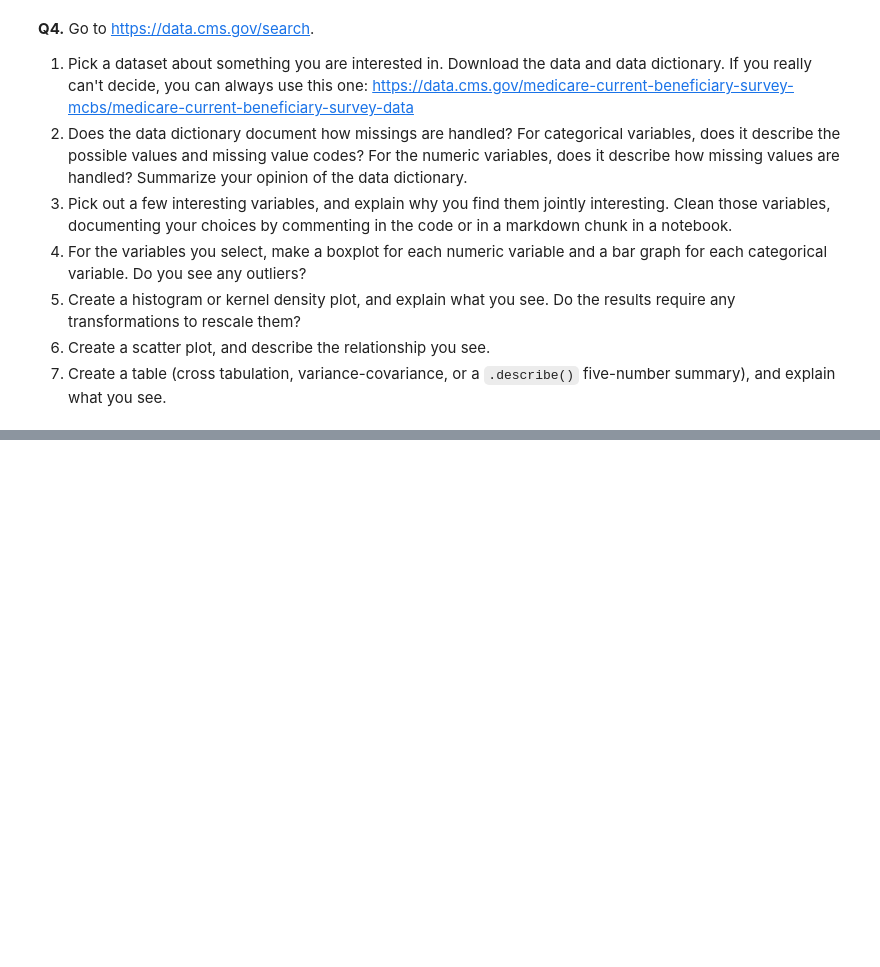
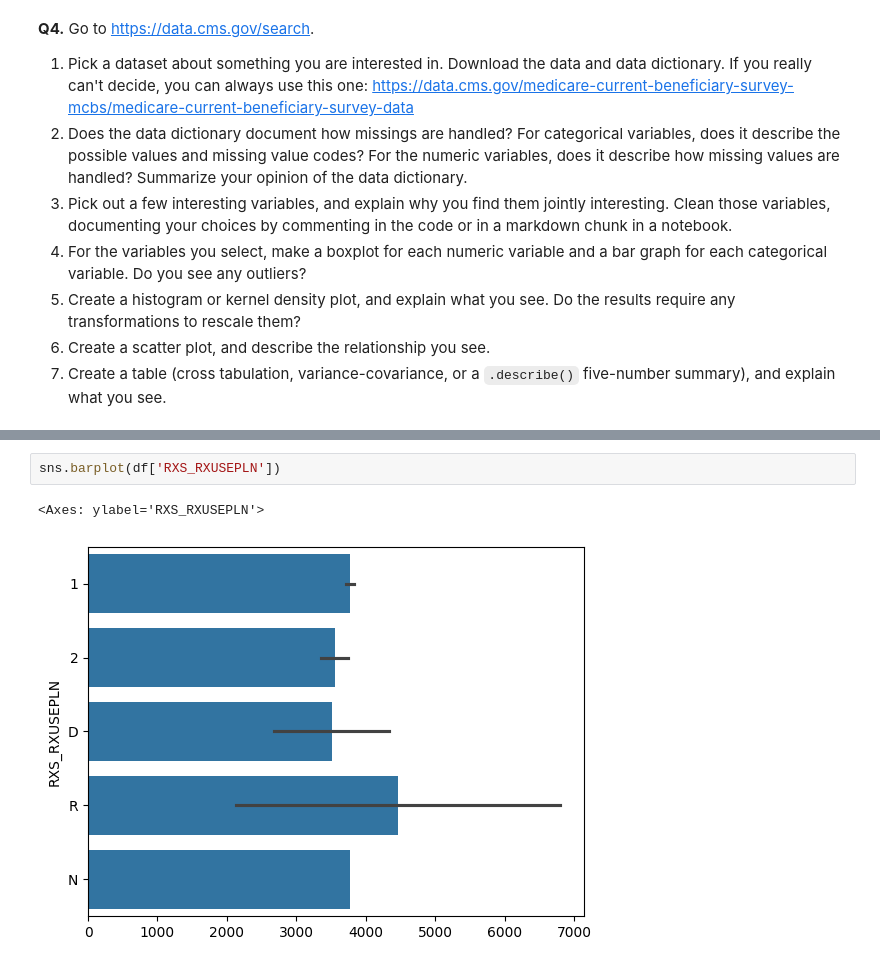
Before and after one commit to kieramurphy37/visualization, a Jupyter notebook: Murphy_Kiera_EDA/visualization_assignment.ipynb, the cells around one changed output, grey strips where cells are left out. Cells and saved outputs as stored; diff of their text form; blank space fills up the shorter version.

```diff
--- a/Murphy_Kiera_EDA/visualization_assignment.ipynb
+++ b/Murphy_Kiera_EDA/visualization_assignment.ipynb
@@ -236,0 +275,5 @@ For some context, the Federal government ultimately spent about $4.4 trillion in
+# %%
+sns.barplot(df['RXS_RXUSEPLN'])
+# %% [output]
+<Axes: ylabel='RXS_RXUSEPLN'>
+[figure, added]
```
Also changed, not shown: parts of 13 cells of this notebook.
